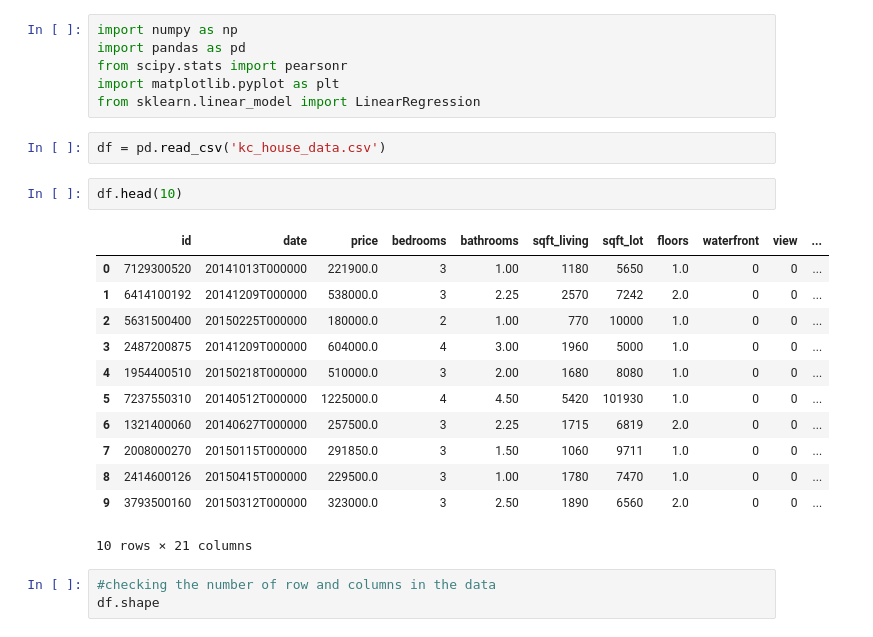
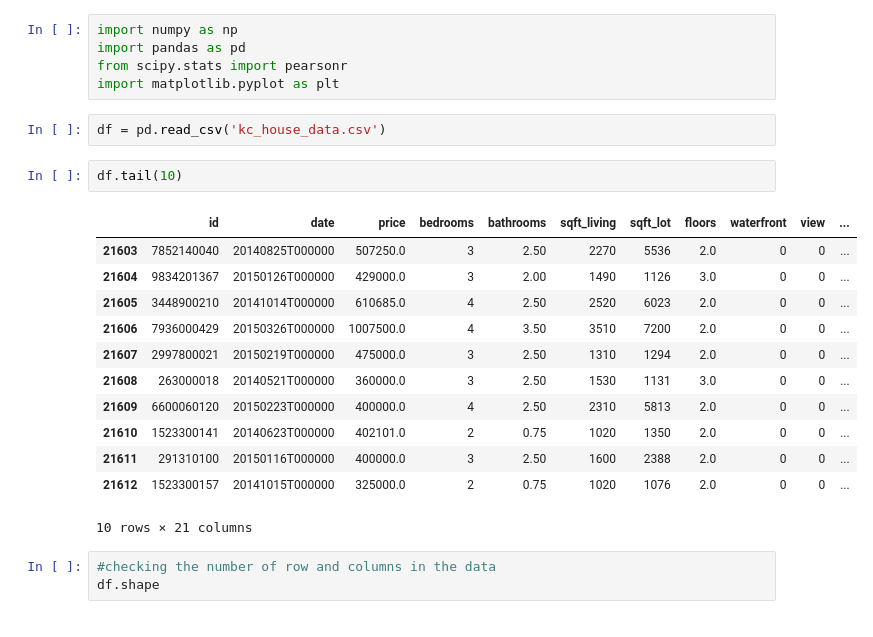
Before and after one commit to impawan/PyhtonRep, a Jupyter notebook: Linear Regression.ipynb, the cells around one changed output. Drawn from its saved outputs; the diff is of its cells as text.

```diff
--- a/Linear Regression.ipynb
+++ b/Linear Regression.ipynb
@@ -3,23 +3,22 @@ import numpy as np
 import pandas as pd
 from scipy.stats import pearsonr
 import matplotlib.pyplot as plt
-from sklearn.linear_model import LinearRegression
 # %%
 df = pd.read_csv('kc_house_data.csv')
 # %%
-df.head(10)
+df.tail(10)
 # %% [output]
 |  | id | date | price | bedrooms | bathrooms | sqft_living | sqft_lot | floors | waterfront | view | ... |
-| 0 | 7129300520 | 20141013T000000 | 221900.0 | 3 | 1.00 | 1180 | 5650 | 1.0 | 0 | 0 | ... |
-| 1 | 6414100192 | 20141209T000000 | 538000.0 | 3 | 2.25 | 2570 | 7242 | 2.0 | 0 | 0 | ... |
-| 2 | 5631500400 | 20150225T000000 | 180000.0 | 2 | 1.00 | 770 | 10000 | 1.0 | 0 | 0 | ... |
-| 3 | 2487200875 | 20141209T000000 | 604000.0 | 4 | 3.00 | 1960 | 5000 | 1.0 | 0 | 0 | ... |
-| 4 | 1954400510 | 20150218T000000 | 510000.0 | 3 | 2.00 | 1680 | 8080 | 1.0 | 0 | 0 | ... |
-| 5 | 7237550310 | 20140512T000000 | 1225000.0 | 4 | 4.50 | 5420 | 101930 | 1.0 | 0 | 0 | ... |
-| 6 | 1321400060 | 20140627T000000 | 257500.0 | 3 | 2.25 | 1715 | 6819 | 2.0 | 0 | 0 | ... |
-| 7 | 2008000270 | 20150115T000000 | 291850.0 | 3 | 1.50 | 1060 | 9711 | 1.0 | 0 | 0 | ... |
-| 8 | 2414600126 | 20150415T000000 | 229500.0 | 3 | 1.00 | 1780 | 7470 | 1.0 | 0 | 0 | ... |
-| 9 | 3793500160 | 20150312T000000 | 323000.0 | 3 | 2.50 | 1890 | 6560 | 2.0 | 0 | 0 | ... |
+| 21603 | 7852140040 | 20140825T000000 | 507250.0 | 3 | 2.50 | 2270 | 5536 | 2.0 | 0 | 0 | ... |
+| 21604 | 9834201367 | 20150126T000000 | 429000.0 | 3 | 2.00 | 1490 | 1126 | 3.0 | 0 | 0 | ... |
+| 21605 | 3448900210 | 20141014T000000 | 610685.0 | 4 | 2.50 | 2520 | 6023 | 2.0 | 0 | 0 | ... |
+| 21606 | 7936000429 | 20150326T000000 | 1007500.0 | 4 | 3.50 | 3510 | 7200 | 2.0 | 0 | 0 | ... |
+| 21607 | 2997800021 | 20150219T000000 | 475000.0 | 3 | 2.50 | 1310 | 1294 | 2.0 | 0 | 0 | ... |
+| 21608 | 263000018 | 20140521T000000 | 360000.0 | 3 | 2.50 | 1530 | 1131 | 3.0 | 0 | 0 | ... |
+| 21609 | 6600060120 | 20150223T000000 | 400000.0 | 4 | 2.50 | 2310 | 5813 | 2.0 | 0 | 0 | ... |
+| 21610 | 1523300141 | 20140623T000000 | 402101.0 | 2 | 0.75 | 1020 | 1350 | 2.0 | 0 | 0 | ... |
+| 21611 | 291310100 | 20150116T000000 | 400000.0 | 3 | 2.50 | 1600 | 2388 | 2.0 | 0 | 0 | ... |
+| 21612 | 1523300157 | 20141015T000000 | 325000.0 | 2 | 0.75 | 1020 | 1076 | 2.0 | 0 | 0 | ... |
 10 rows × 21 columns
 # %%
 #checking the number of row and columns in the data
```
Also changed, not shown: parts of 29 cells of this notebook, 21 other files.
